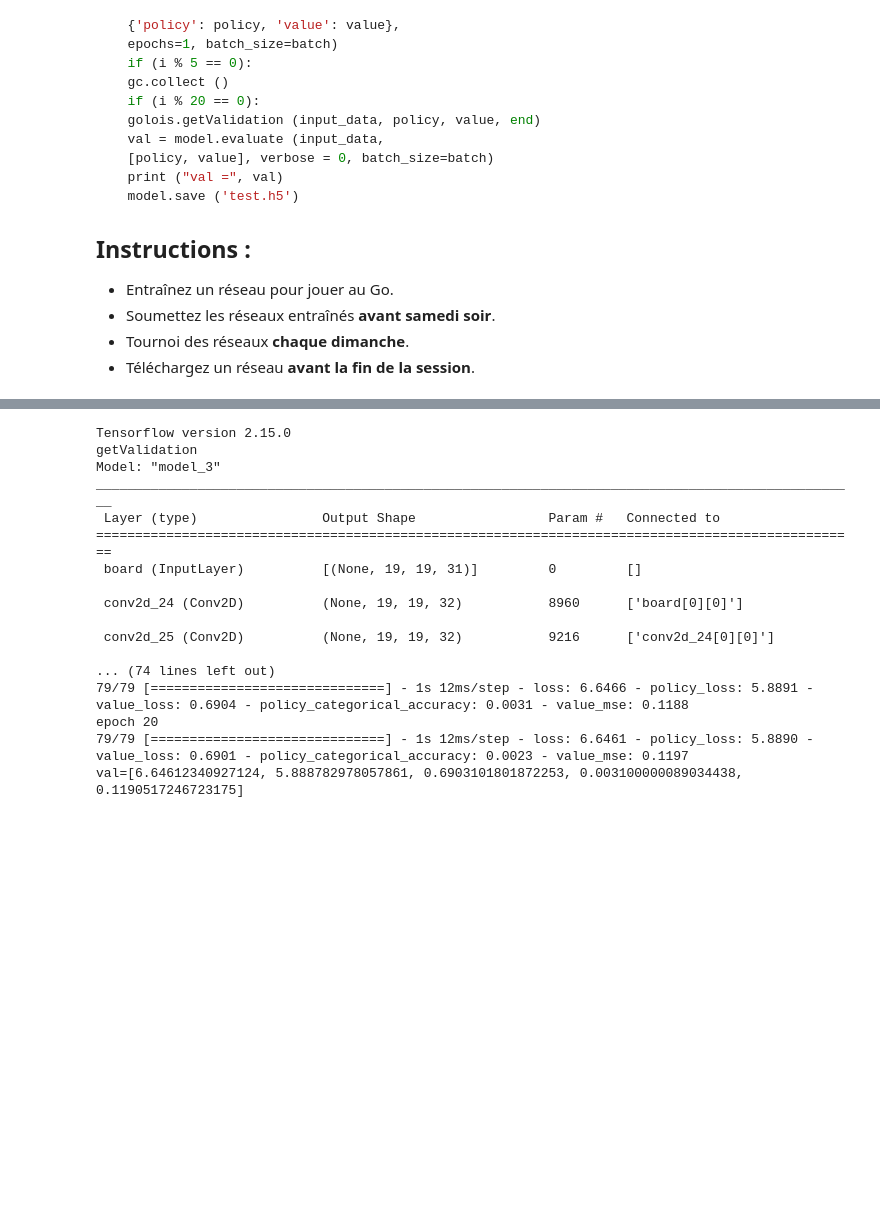
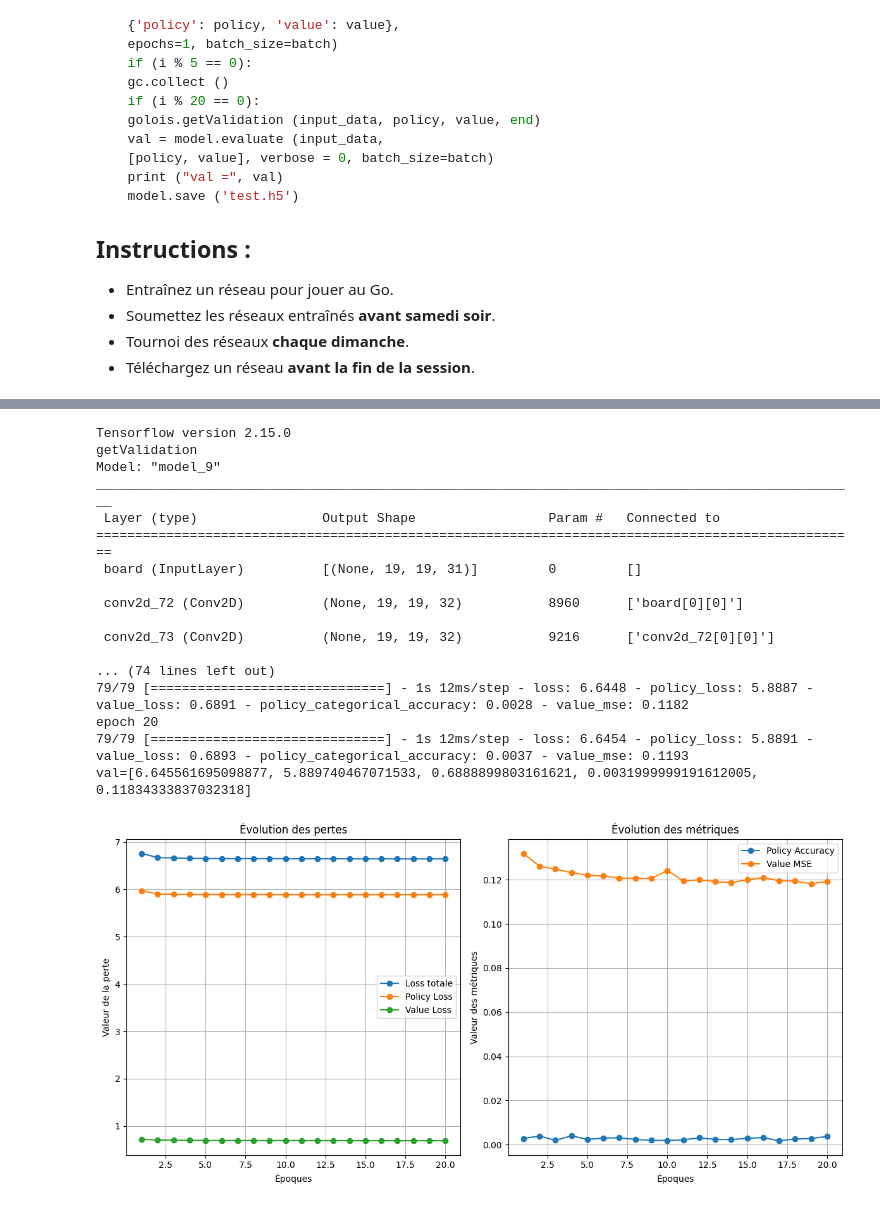
Before and after one commit to auduvignac/Deep-learning, a Jupyter notebook: Projet/ResGo2025.ipynb, the cells around one changed output, grey strips where cells are left out. Drawn from its saved outputs; the diff is of its cells as text; code cells hidden in the pictures; blank space fills up the shorter version.

```diff
--- a/Projet/ResGo2025.ipynb
+++ b/Projet/ResGo2025.ipynb
@@ -419,23 +475,25 @@ class GONetResidual(GONet):
 # %%
 GONetResidual_instance = GONetResidual()
 GONetResidual_instance.set_model()
 GONetResidual_instance.train_model(20)
-GONetResidual_instance.save_model("test.h5")
+GONetResidual_instance.plot_training_history()
+# GONetResidual_instance.save_model("test.h5")
 # %% [output]
 Tensorflow version 2.15.0
 getValidation
-Model: "model_3"
+Model: "model_9"
 __________________________________________________________________________________________________
  Layer (type)                Output Shape                 Param #   Connected to
 ==================================================================================================
  board (InputLayer)          [(None, 19, 19, 31)]         0         []
 
- conv2d_24 (Conv2D)          (None, 19, 19, 32)           8960      ['board[0][0]']
+ conv2d_72 (Conv2D)          (None, 19, 19, 32)           8960      ['board[0][0]']
 
- conv2d_25 (Conv2D)          (None, 19, 19, 32)           9216      ['conv2d_24[0][0]']
+ conv2d_73 (Conv2D)          (None, 19, 19, 32)           9216      ['conv2d_72[0][0]']
 
 ... (74 lines left out)
-79/79 [==============================] - 1s 12ms/step - loss: 6.6466 - policy_loss: 5.8891 - value_loss: 0.6904 - policy_categorical_accuracy: 0.0031 - value_mse: 0.1188
+79/79 [==============================] - 1s 12ms/step - loss: 6.6448 - policy_loss: 5.8887 - value_loss: 0.6891 - policy_categorical_accuracy: 0.0028 - value_mse: 0.1182
 epoch 20
-79/79 [==============================] - 1s 12ms/step - loss: 6.6461 - policy_loss: 5.8890 - value_loss: 0.6901 - policy_categorical_accuracy: 0.0023 - value_mse: 0.1197
-val=[6.64612340927124, 5.888782978057861, 0.6903101801872253, 0.003100000089034438, 0.1190517246723175]
+79/79 [==============================] - 1s 12ms/step - loss: 6.6454 - policy_loss: 5.8891 - value_loss: 0.6893 - policy_categorical_accuracy: 0.0037 - value_mse: 0.1193
+val=[6.645561695098877, 5.889740467071533, 0.6888899803161621, 0.0031999999191612005, 0.11834333837032318]
+[figure, added]
```
Also changed, not shown: parts of 5 cells of this notebook.
